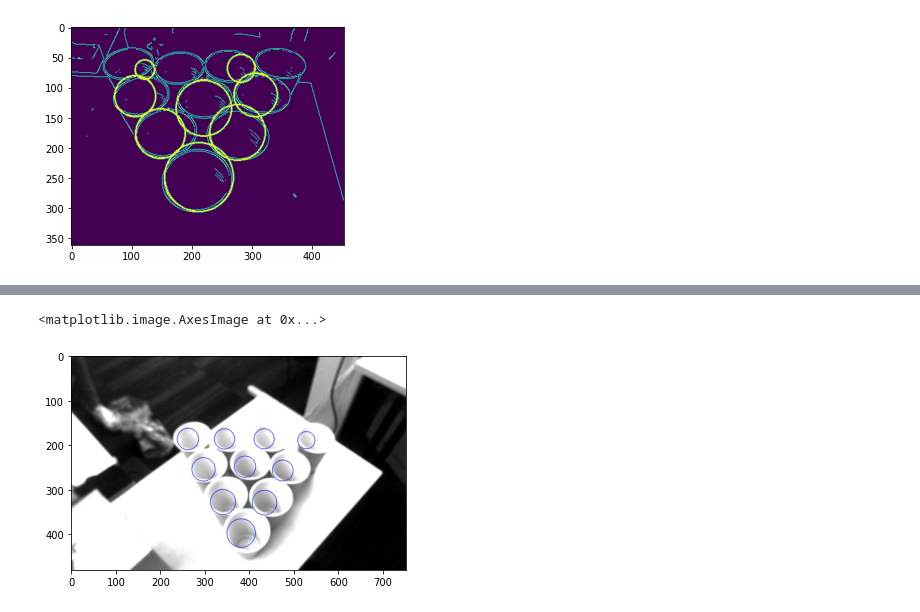
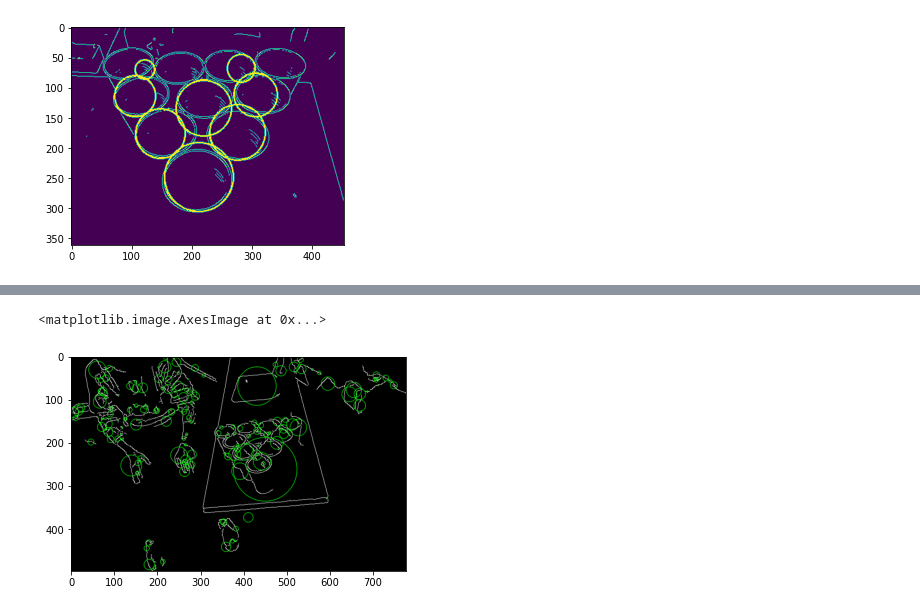
Before and after one commit to mech-a/ee106a-fa22, a Jupyter notebook: notebooks/image_processing.ipynb, the cells around one changed output, grey strips where cells are left out. Saved outputs shown, nothing was run; the diff lists cells and outputs as text; code cells hidden in the pictures.

Commit message:
added images, more image processing

```diff
--- a/notebooks/image_processing.ipynb
+++ b/notebooks/image_processing.ipynb
@@ -136,35 +136,41 @@ import numpy as np
 import cv2
 import matplotlib.pyplot as plt
 
-img_2 = cv2.imread('right_hand_camera.png')
+img_2 = cv2.imread('image-3.png')
+scale_percent = 50 # percent of original size
+width = int(img.shape[1] * scale_percent / 100)
+height = int(img.shape[0] * scale_percent / 100)
+dim = (width, height)
 
+# resize image
+img_2 = cv2.resize(img_2, dim)
 params = cv2.SimpleBlobDetector_Params()
 
 # Change thresholds
-params.minThreshold = 10
-params.maxThreshold = 400
-
+params.minThreshold = 0
+params.maxThreshold = 10000
 
 # Filter by Area.
 params.filterByArea = True
-params.minArea = 500
+params.minArea = 0
 
 # Filter by Circularity
 params.filterByCircularity = True
-params.minCircularity = 0.05
+params.minCircularity = 0.00
 
 # Filter by Convexity
 params.filterByConvexity = True
-params.minConvexity = 0.87
+params.minConvexity = 0.0
 
 # Filter by Inertia
-params.filterByInertia = True
-params.minInertiaRatio = 0.01
+# params.filterByInertia = True
+params.minInertiaRatio = 0.00
 detector = cv2.SimpleBlobDetector_create(params)
 keypoints = detector.detect(img_2)
 print("# keypoints:", len(keypoints))
+print(keypoints)
 # Draw detected blobs as red circles.
 # cv2.DRAW_MATCHES_FLAGS_DRAW_RICH_KEYPOINTS ensures the size of the circle corresponds to the size of blob
-im_with_keypoints = cv2.drawKeypoints(img_2, keypoints, np.array([]), (0,0,255), cv2.DRAW_MATCHES_FLAGS_DRAW_RICH_KEYPOINTS)
+im_with_keypoints = cv2.drawKeypoints(img_2, keypoints, np.array([]), (0,255,0), cv2.DRAW_MATCHES_FLAGS_DRAW_RICH_KEYPOINTS)
 plt.imshow(im_with_keypoints)
 # %% [output]
@@ -172,2 +179,2 @@ plt.imshow(im_with_keypoints)
 <matplotlib.image.AxesImage at 0x...>
-[figure, old version]
+[figure, new version]
```
Also changed, not shown: parts of 6 cells of this notebook, 6 other files.
